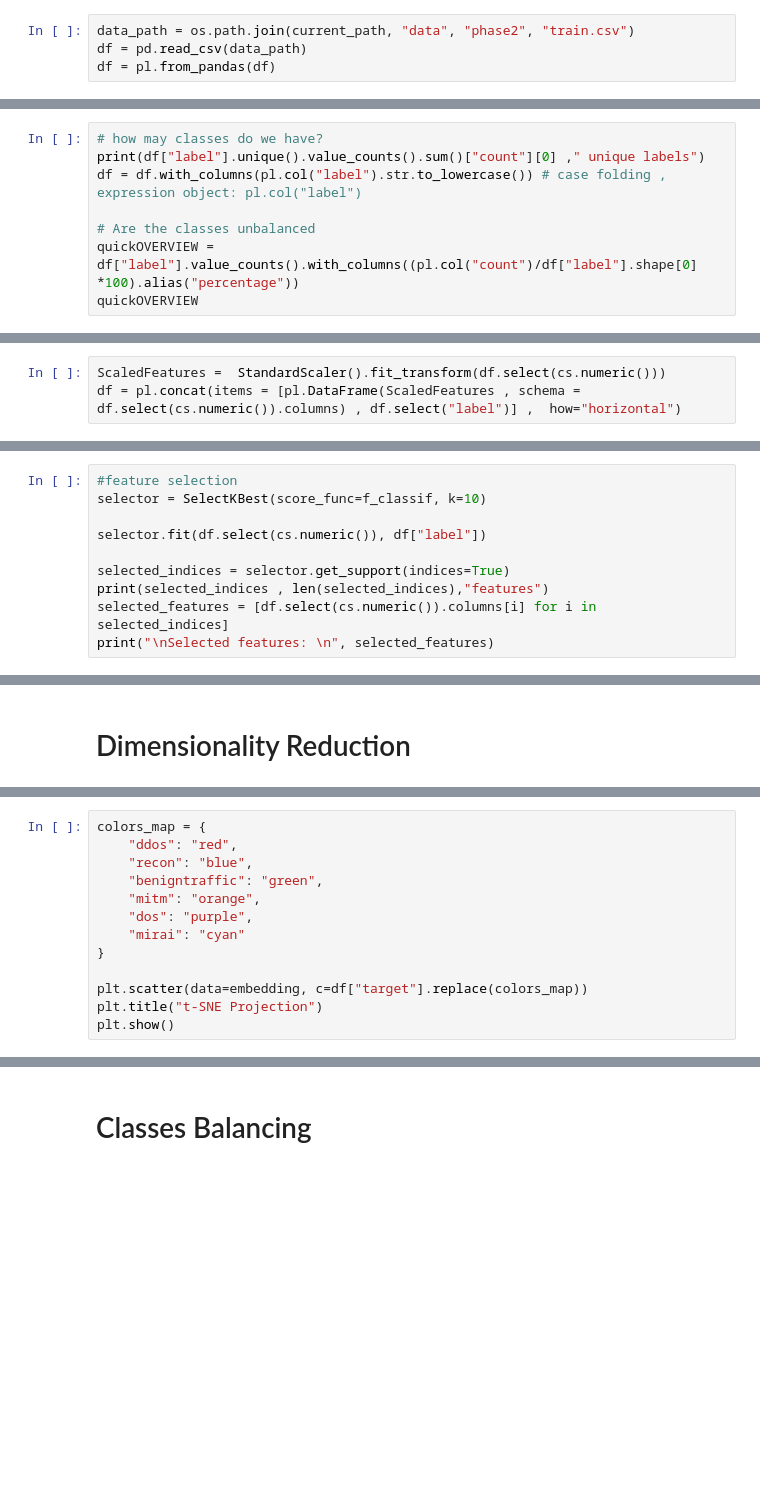
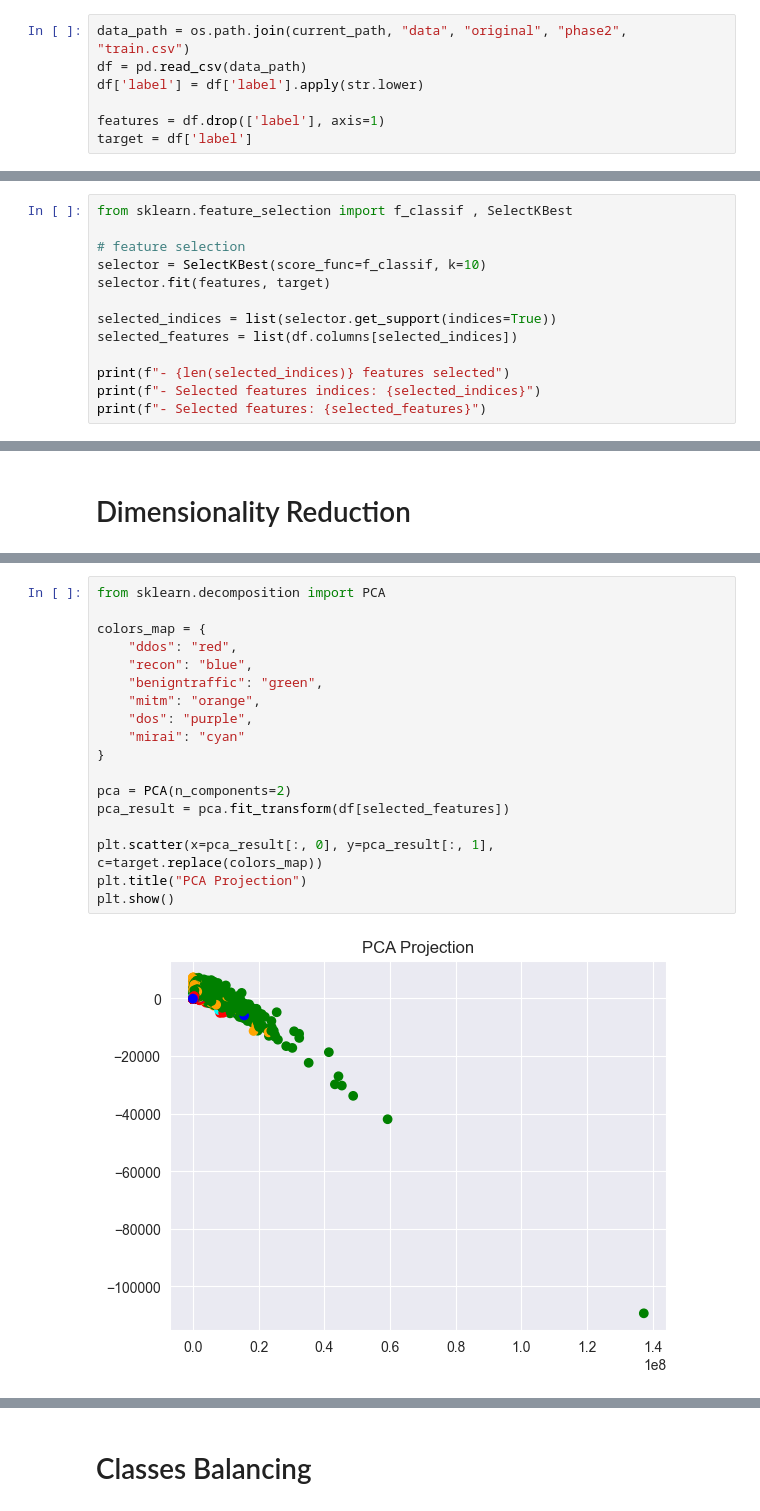
Before and after one commit to DEVOLOPER-1/Pred-Sus-Act, a Jupyter notebook: youssef_notebook.ipynb, the cells around one changed output, grey strips where cells are left out. Drawn from its saved outputs; the diff is of its cells as text; blank space fills up the shorter version.

```diff
--- a/youssef_notebook.ipynb
+++ b/youssef_notebook.ipynb
@@ -35,4 +25,7 @@ Improve your data and profiling with ydata-sdk, featuring data quality scoring,
 # %%
-data_path = os.path.join(current_path, "data", "phase2", "train.csv")
+data_path = os.path.join(current_path, "data", "original", "phase2", "train.csv")
 df = pd.read_csv(data_path)
-df = pl.from_pandas(df)
+df['label'] = df['label'].apply(str.lower)
+
+features = df.drop(['label'], axis=1)
+target = df['label']
@@ -97,8 +89,0 @@ shape: (9, 23)
-# %%
-# how may classes do we have?
-print(df["label"].unique().value_counts().sum()["count"][0] ," unique labels")
-df = df.with_columns(pl.col("label").str.to_lowercase()) # case folding , expression object: pl.col("label")
-
-# Are the classes unbalanced
-quickOVERVIEW = df["label"].value_counts().with_columns((pl.col("count")/df["label"].shape[0] *100).alias("percentage"))
-quickOVERVIEW
@@ -170,3 +171,0 @@ shape: (9, 5)
-# %%
-ScaledFeatures =  StandardScaler().fit_transform(df.select(cs.numeric()))
-df = pl.concat(items = [pl.DataFrame(ScaledFeatures , schema = df.select(cs.numeric()).columns) , df.select("label")] ,  how="horizontal")
@@ -173,11 +174,14 @@ df = pl.concat(items = [pl.DataFrame(ScaledFeatures , schema = df.select(cs.nume
 # %%
-#feature selection
+from sklearn.feature_selection import f_classif , SelectKBest
+
+# feature selection
 selector = SelectKBest(score_func=f_classif, k=10)
+selector.fit(features, target)
 
-selector.fit(df.select(cs.numeric()), df["label"])
+selected_indices = list(selector.get_support(indices=True))
+selected_features = list(df.columns[selected_indices])
 
-selected_indices = selector.get_support(indices=True)
-print(selected_indices , len(selected_indices),"features")
-selected_features = [df.select(cs.numeric()).columns[i] for i in selected_indices]
-print("\nSelected features: \n", selected_features)
+print(f"- {len(selected_indices)} features selected")
+print(f"- Selected features indices: {selected_indices}")
+print(f"- Selected features: {selected_features}")
 # %% [output]
@@ -309,13 +266,20 @@ KeyboardInterrupt:
 # %%
+from sklearn.decomposition import PCA
+
 colors_map = {
     "ddos": "red",
     "recon": "blue",
     "benigntraffic": "green",
     "mitm": "orange",
     "dos": "purple",
     "mirai": "cyan"
 }
 
-plt.scatter(data=embedding, c=df["target"].replace(colors_map))
-plt.title("t-SNE Projection")
+pca = PCA(n_components=2)
+pca_result = pca.fit_transform(df[selected_features])
+
+plt.scatter(x=pca_result[:, 0], y=pca_result[:, 1], c=target.replace(colors_map))
+plt.title("PCA Projection")
 plt.show()
+# %% [output]
+[figure, added]
```
Also changed, not shown: parts of 51 cells of this notebook.
